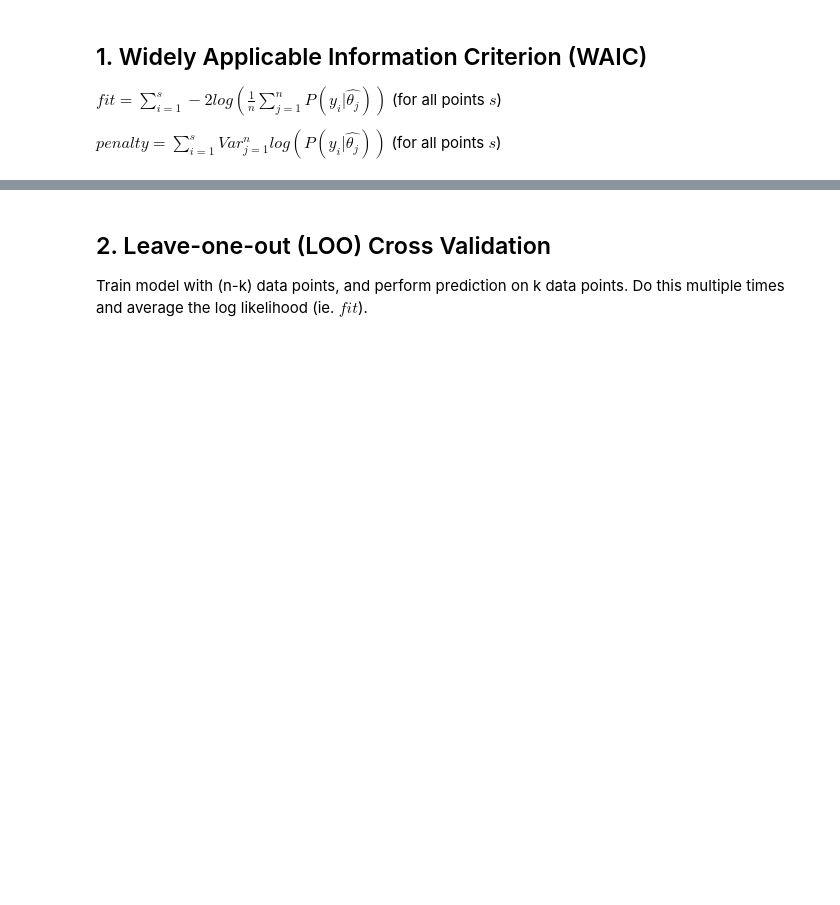
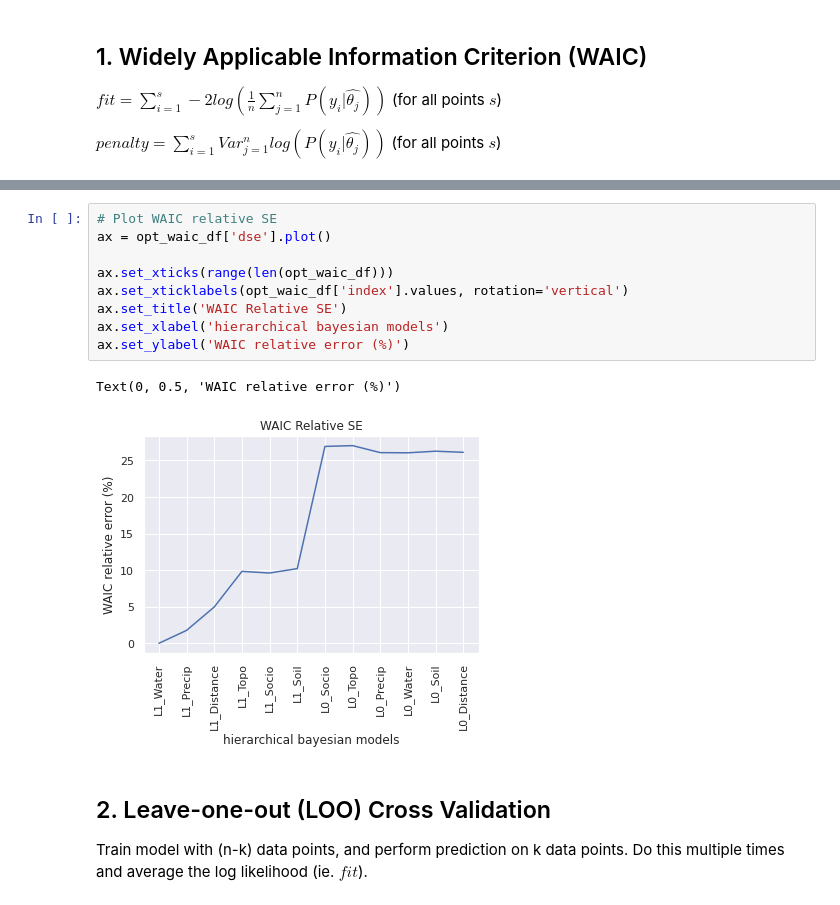
Before and after one commit to juannat7/bayesian_septic, a Jupyter notebook: notebooks/06 goodness_of_fit.ipynb, the cells around one changed output, grey strips where cells are left out. Drawn from its saved outputs; the diff is of its cells as text; blank space fills up the shorter version.

```diff
--- a/notebooks/06 goodness_of_fit.ipynb
+++ b/notebooks/06 goodness_of_fit.ipynb
@@ -125,3 +137,15 @@ Text(0, 0.5, 'WAIC')
+# %%
+# Plot WAIC relative SE
+ax = opt_waic_df['dse'].plot()
+
+ax.set_xticks(range(len(opt_waic_df)))
+ax.set_xticklabels(opt_waic_df['index'].values, rotation='vertical')
+ax.set_title('WAIC Relative SE')
+ax.set_xlabel('hierarchical bayesian models')
+ax.set_ylabel('WAIC relative error (%)')
+# %% [output]
+Text(0, 0.5, 'WAIC relative error (%)')
+[figure, added]
 # %% [markdown]
 ## 2. Leave-one-out (LOO) Cross Validation
 Train model with (n-k) data points, and perform prediction on k data points. Do this multiple times and average the log likelihood (ie. $fit$).
```
Also changed, not shown: parts of 4 cells of this notebook, 4 other files.
